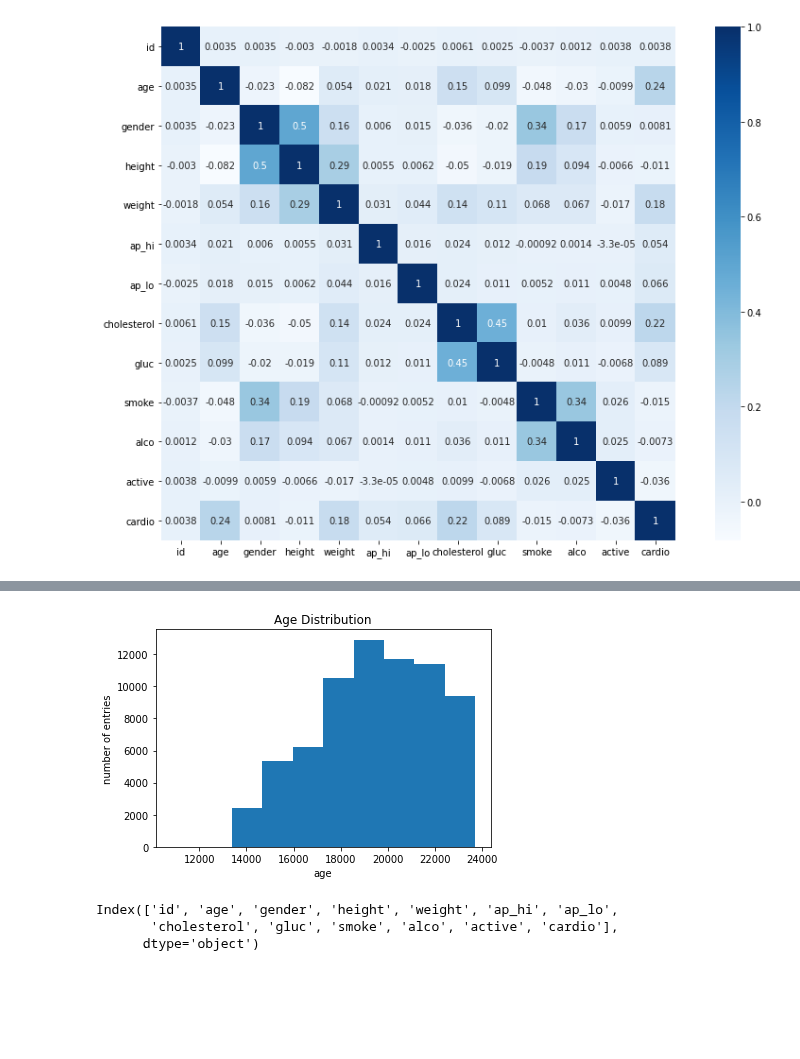
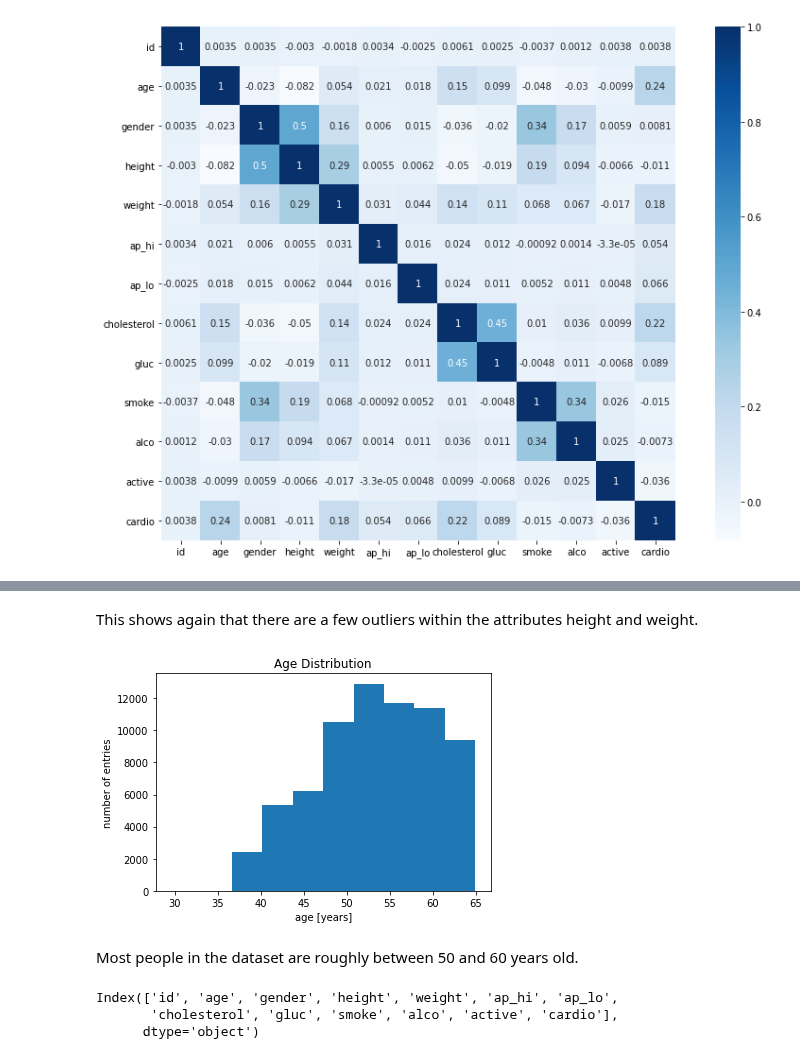
Before and after one commit to LJ171/CardioDiseaseClassification, a Jupyter notebook: 01_data_exploration/DataExploration.ipynb, the cells around one changed output, grey strips where cells are left out. Saved outputs shown, nothing was run; the diff lists cells and outputs as text; code cells hidden in the pictures; blank space fills up the shorter version.

Commit message:
Update DataExploration.ipynb
added some descriptions

```diff
--- a/01_data_exploration/DataExploration.ipynb
+++ b/01_data_exploration/DataExploration.ipynb
@@ -120,9 +135,14 @@ plt.show()
+# %% [markdown]
+This shows again that there are a few outliers within the attributes height and weight.
 # %%
-plt.hist(data_df['age'])
+# age in years
+plt.hist(data_df['age']/365)
 plt.title('Age Distribution')
-plt.xlabel('age')
+plt.xlabel('age [years]')
 plt.ylabel('number of entries')
 plt.show()
 # %% [output]
-[figure, old version]
+[figure, new version]
+# %% [markdown]
+Most people in the dataset are roughly between 50 and 60 years old.
 # %%
```
Also changed, not shown: parts of 11 cells of this notebook.
